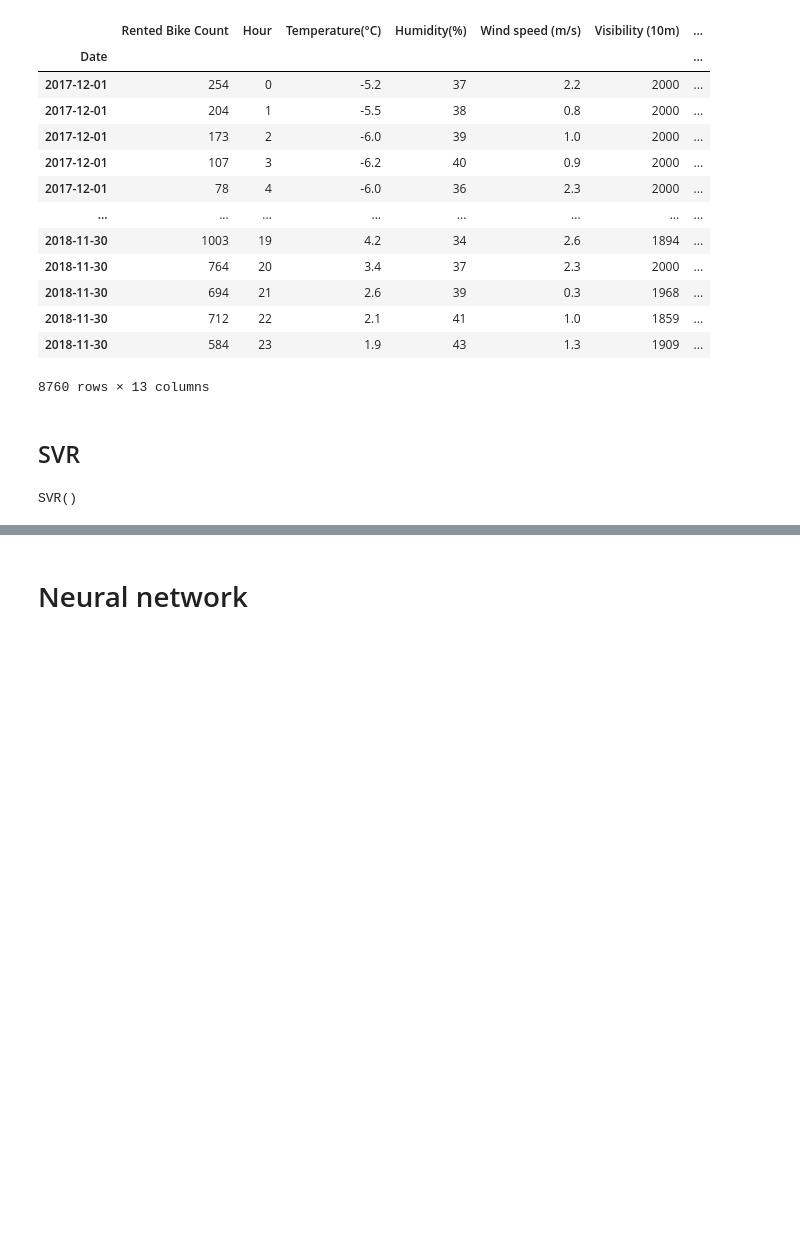
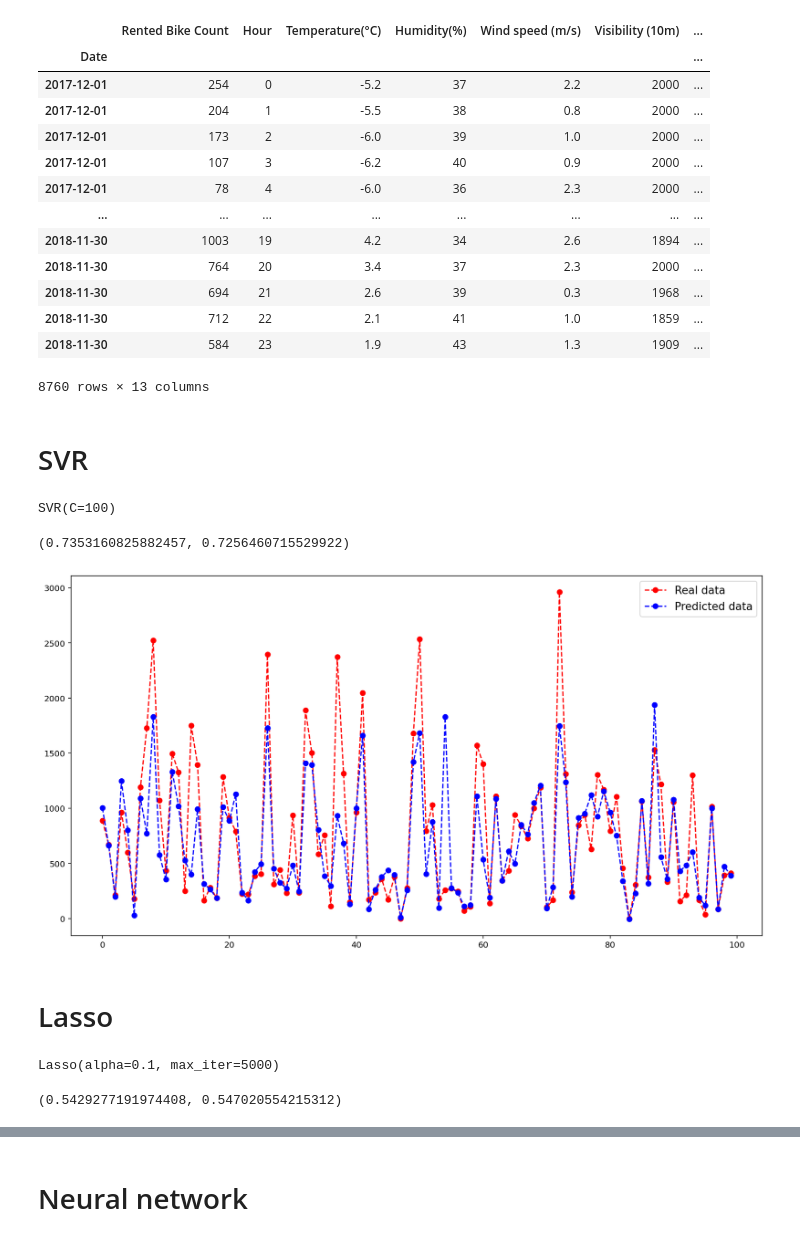
Before and after one commit to Victor-Manach/SD210, a Jupyter notebook: Regression_task.ipynb, the cells around one changed output, grey strips where cells are left out. Cells and saved outputs as stored; diff of their text form; code cells hidden in the pictures; blank space fills up the shorter version.

```diff
--- a/Regression_task.ipynb
+++ b/Regression_task.ipynb
@@ -47,10 +50,39 @@ data
 X, y = data.drop('Rented Bike Count', axis=1), data['Rented Bike Count']
 # %%
 x_train, x_test, y_train, y_test = train_test_split(X,y, test_size=0.33)
+# %%
+sc = StandardScaler()
+x_train = sc.fit_transform(x_train)
+x_test = sc.transform(x_test)
 # %% [markdown]
-## SVR
+# SVR
 # %%
-regr = SVR()
+regr = SVR(C=100)
 regr.fit(x_train, y_train)
 # %% [output]
-SVR()
+SVR(C=100)
+# %%
+regr.score(x_train, y_train), regr.score(x_test, y_test)
+# %% [output]
+(0.7353160825882457, 0.7256460715529922)
+# %%
+y_pred_svr = regr.predict(x_test)
+# %%
+plt.figure(figsize=(15,8))
+plt.plot(y_test.values[100:200], color = 'r', marker='o', linestyle='--', label = 'Real data')
+plt.plot(y_pred_svr[100:200], color = 'b', marker='o', linestyle='--', label = 'Predicted data')
+plt.legend(fontsize=13)
+plt.show()
+# %% [output]
+[figure, added]
+# %% [markdown]
+# Lasso
+# %%
+lasso = Lasso(alpha=0.1, max_iter=5000)
+lasso.fit(x_train, y_train)
+# %% [output]
+Lasso(alpha=0.1, max_iter=5000)
+# %%
+lasso.score(x_train, y_train), lasso.score(x_test, y_test)
+# %% [output]
+(0.5429277191974408, 0.547020554215312)
```
Also changed, not shown: parts of 23 cells of this notebook.
